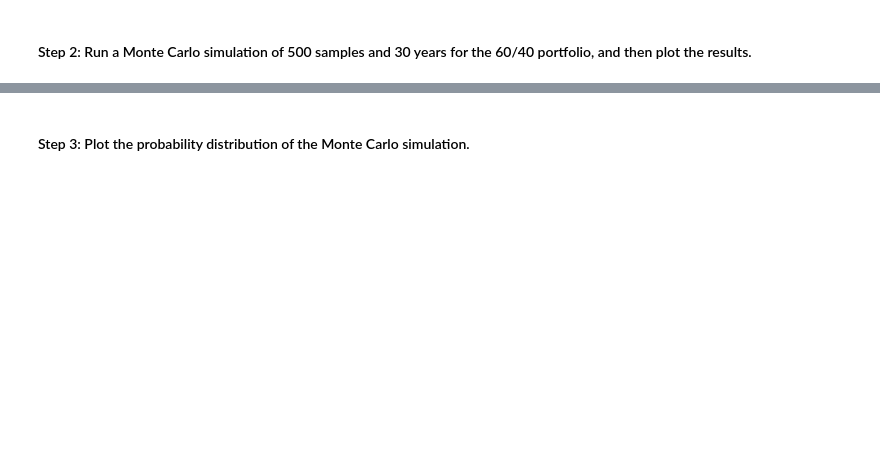
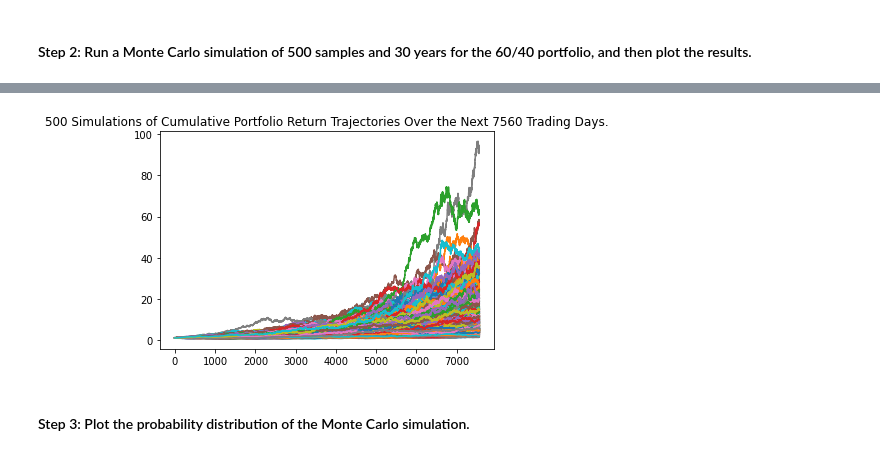
Before and after one commit to danicavalera/Financial_Planning, a Jupyter notebook: Assignment/financial_planning_tools.ipynb, the cells around one changed output, grey strips where cells are left out. Saved outputs shown, nothing was run; the diff lists cells and outputs as text; code cells hidden in the pictures; blank space fills up the shorter version.

```diff
--- a/Assignment/financial_planning_tools.ipynb
+++ b/Assignment/financial_planning_tools.ipynb
@@ -426,11 +426,11 @@ limit_rows = "1000"
 # Remember to add the df property to the end of the call so the response is returned as a DataFrame
 agg_prices_df = alpaca.get_bars("AGG", timeframe, start=start, end=end, limit=limit_rows).df
 
-column_names = [("AGG", x) for x in prices_df.columns]
+column_names = [(x) for x in prices_df.columns]
 agg_prices_df.columns = pd.MultiIndex.from_tuples(column_names)
 
 # Display both the first and last five rows of the DataFrame
-prices_df
+agg_prices_df
 # %% [output]
 |  | AGG |  |  |  |  |  |  |
 |  | open | high | low | close | volume | trade_count | vwap |
@@ -484,11 +502,11 @@ prices_merged = pd.merge(agg_prices_df,
 # Run 500 samples.
 MC_thirtyyear = MCSimulation(
   portfolio_data = prices_merged,
-  weights = [.40,.60],
+  weights = [.40, .60],
   num_simulation = 500,
-  num_trading_days = 252 * 5
+  num_trading_days = 252 * 30
 )
 
 # Review the simulation input data
-MC_thirtyyear
+MC_thirtyyear.portfolio_data
 # %% [output]
@@ -499,7 +555,9 @@ ValueError: Length mismatch: Expected axis has 1 elements, new values have 2 ele
 # %%
 # Visualize the 30-year Monte Carlo simulation by creating an
 # overlay line plot
-# YOUR CODE HERE
+MC_line_plot = MC_thirtyyear.plot_simulation()
+# %% [output]
+[figure, added]
 # %% [markdown]
 #### Step 3: Plot the probability distribution of the Monte Carlo simulation.
 # %%
```
Also changed, not shown: parts of 7 cells of this notebook.
